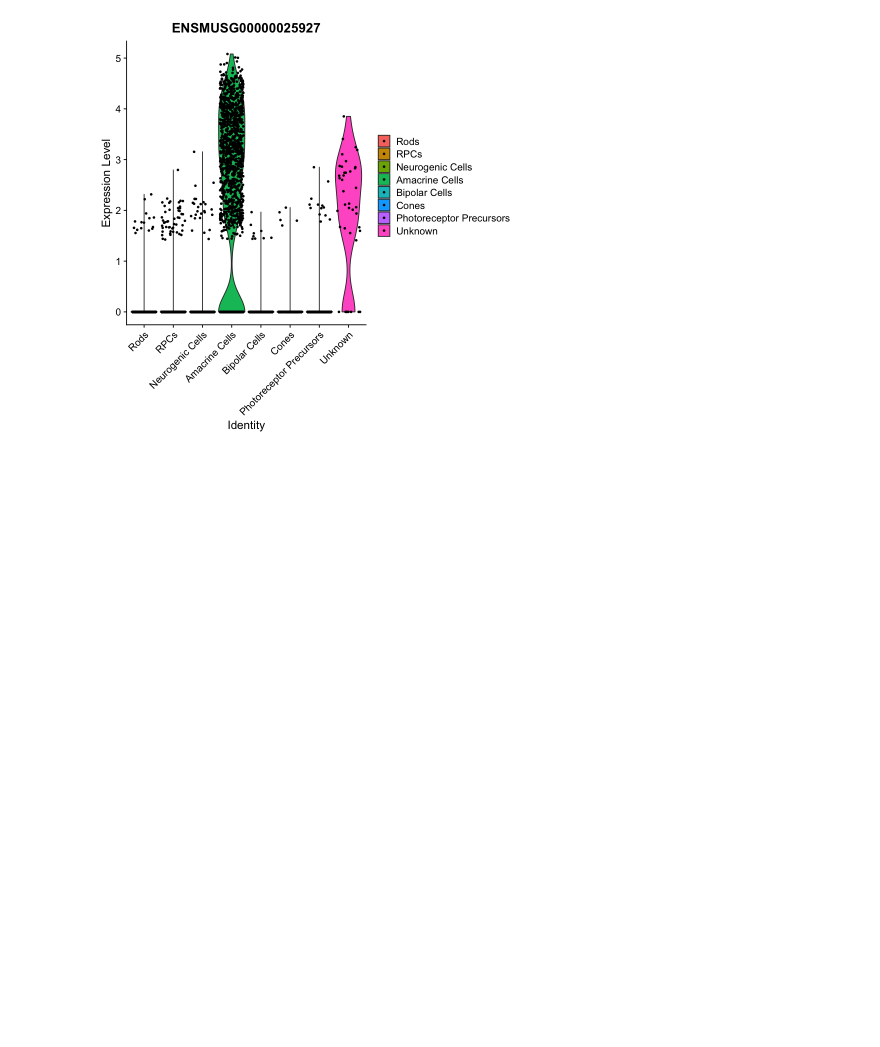
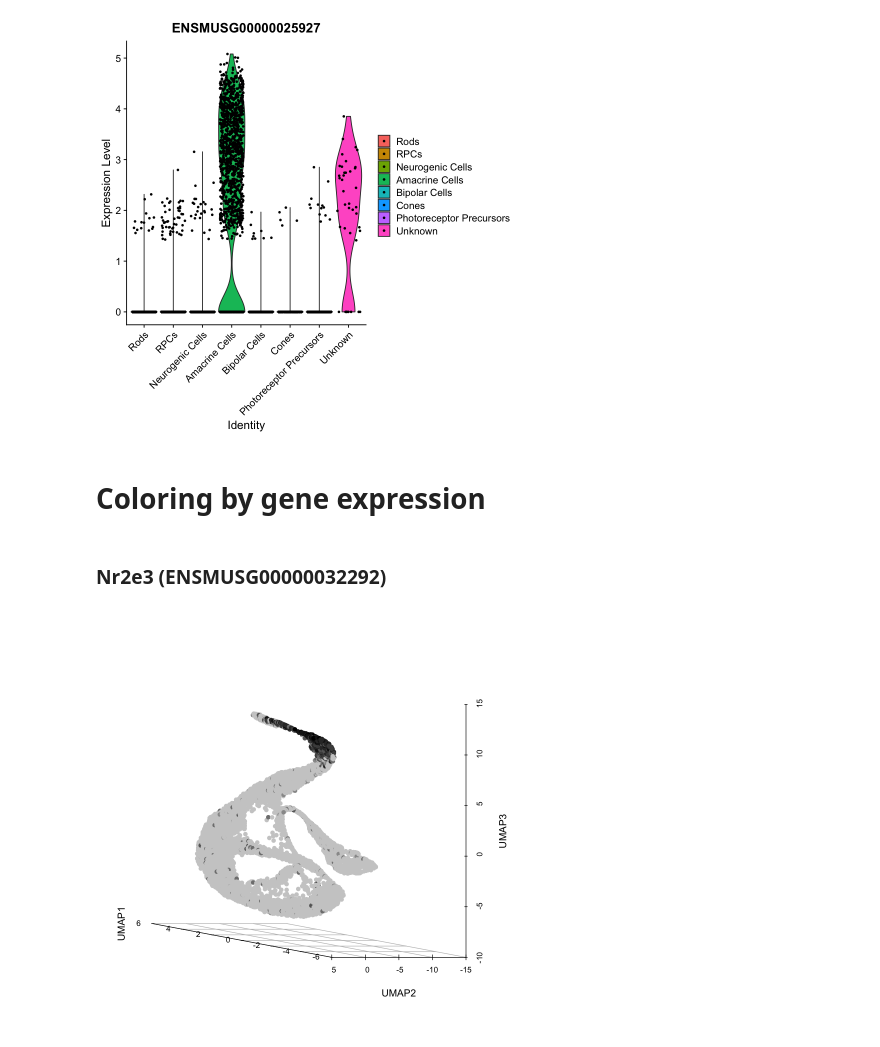
Before and after one commit to ironman-tetsuo/Introduction_to_scRNA-seq, a Jupyter notebook: 1_Clark_P2_Retina/Clark_P2_Retina.ipynb, the cells around one changed output. Cells and saved outputs as stored; diff of their text form; code cells hidden in the pictures; blank space fills up the shorter version.

```diff
--- a/1_Clark_P2_Retina/Clark_P2_Retina.ipynb
+++ b/1_Clark_P2_Retina/Clark_P2_Retina.ipynb
@@ -672,3 +672,19 @@ VlnPlot(dat, features = c("ENSMUSG00000025927"), pt.size=0.8, ncol=1, combine=FA
 # %% [output]
 [[1]]
 [figure]
+# %% [markdown]
+# Coloring by gene expression
+# %% [markdown]
+### Nr2e3 (ENSMUSG00000032292)
+# %%
+library("tagcloud")
+cell_expression_colors <- smoothPalette(dat[["RNA"]]@scale.data["ENSMUSG00000032292",])
+# %%
+scatterplot3d(
+    x=umap_result[,1], y=umap_result[,2], z=umap_result[,3],
+    xlab="UMAP1", ylab="UMAP2", zlab="UMAP3",
+    pch=16, xlim=c(-5,5), angle=350, color = cell_expression_colors,
+    box=FALSE
+ )
+# %% [output]
+[figure, added]
```
